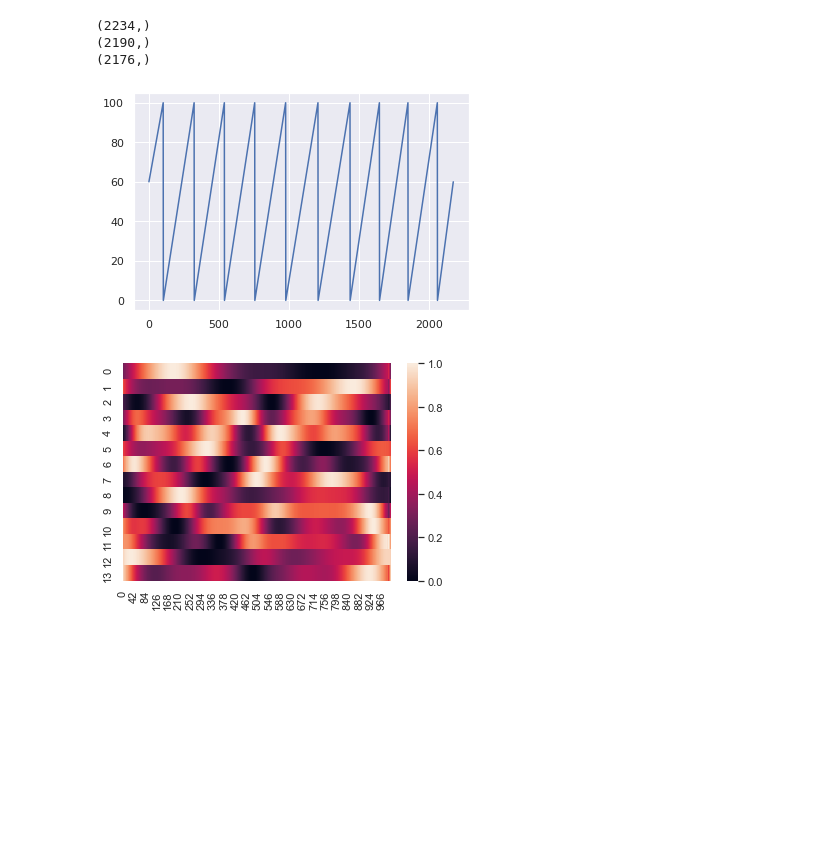
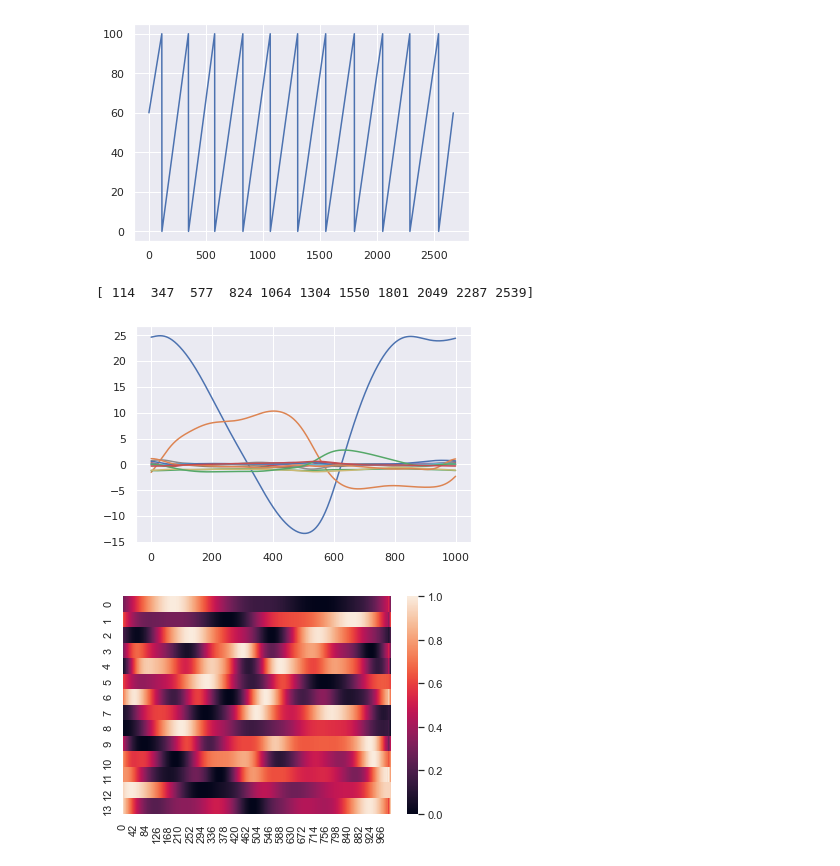
Before and after one commit to inseungkang/HipExo_OfflineModeClassification, a Jupyter notebook: Signal Analysis/Transitional_Mode_Signal_Analysis.ipynb, the cells around one changed output. Cells and saved outputs as stored; diff of their text form; code cells hidden in the pictures; blank space fills up the shorter version.

Commit message:
LG mean/std signal generation

```diff
--- a/Signal Analysis/Transitional_Mode_Signal_Analysis.ipynb
+++ b/Signal Analysis/Transitional_Mode_Signal_Analysis.ipynb
@@ -90,45 +99,49 @@ import glob
 import seaborn as sns; sns.set()
 
 raw_dir = "/content/drive/My Drive/ML Data/Offline Mode Classification Raw Data/"
-window_size = 350
-transition_point = 0.2
 
-trial_pool = [1, 2, 3]
-subject_pool = ["06"]
+trial_pool = [3]
+subject_pool = ["08"]
 leg_pool = ["R"]
 mode_pool = ["LG"]
 lg = 0
 
 transition1_average_signal = []
 transition2_average_signal = []
 # Reading Data Files
 for subject in subject_pool:
 
     transition1_signal = []
     transition2_signal = []
     for mode in mode_pool:
         for trial in trial_pool:
             for starting_leg in leg_pool:
                 if lg == 0:
                   data_path = raw_dir+"AB"+subject+"_"+str(mode)+"_S2_T"+str(trial)+".csv"
 
                   if os.path.exists(data_path) == 1:
                       for data_read_path in glob.glob(data_path):
                           data = pd.read_csv(data_read_path, header=0)
                           feature_data = data.iloc[:, :-3].to_numpy()
                           gc_label = data.iloc[:, -2].to_numpy()
-                  print(np.shape(gc_label))
 
                 else:
                   data_path = raw_dir+"AB"+subject+"_"+str(mode)+"_S2_"+str(starting_leg)+"_T"+str(trial)+".csv"
 
-plt.plot(gc_label)
-plt.show()
+hc_idx = np.where(gc_label == 0)[0]
+final_signal = []
+for ii in np.arange(len(hc_idx)-1):
+  signal = []
+  for jj in np.arange(0, np.shape(feature_data)[1]):
+    one_gc_feature = feature_data[hc_idx[ii]:hc_idx[ii+1]-1]
+    signal.append(np.interp(np.linspace(0, 100, 1000), np.linspace(0, 100, len(one_gc_feature)), one_gc_feature[:, jj]))
+  final_signal.append(signal)
+LG_mean_signal = np.mean(final_signal, axis = 0)
+LG_std_signal = np.std(final_signal, axis = 0)
 # %% [output]
+[figure, new version]
-(2234,)
-(2190,)
-(2176,)
+[ 114  347  577  824 1064 1304 1550 1801 2049 2287 2539]
-[figure, old version]
+[figure, added]
 # %%
 ax = sns.heatmap(np.transpose(data_t1))
 # %% [output]
```
Also changed, not shown: parts of 2 cells of this notebook.
